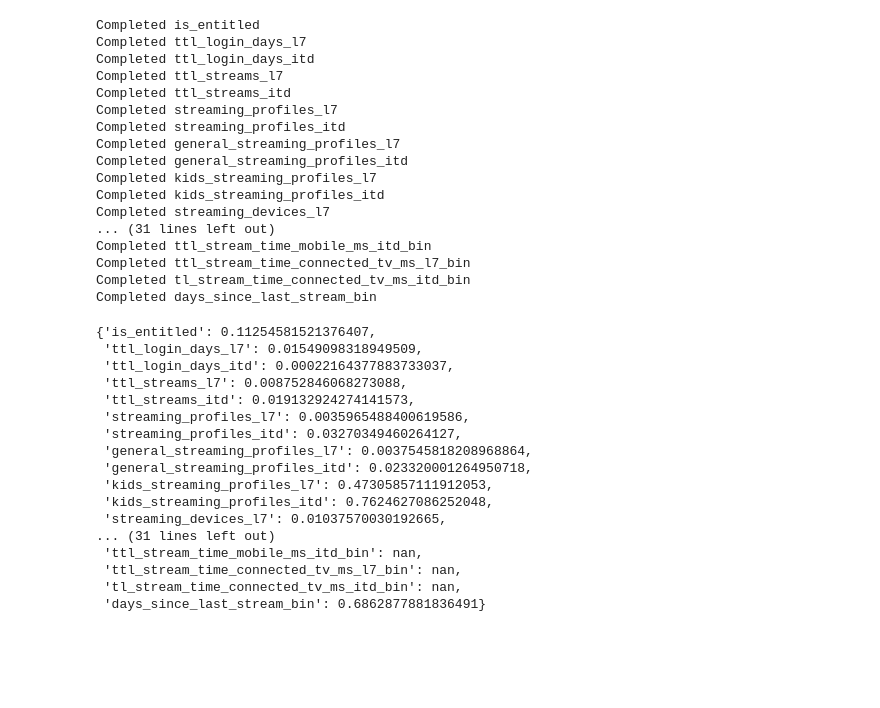
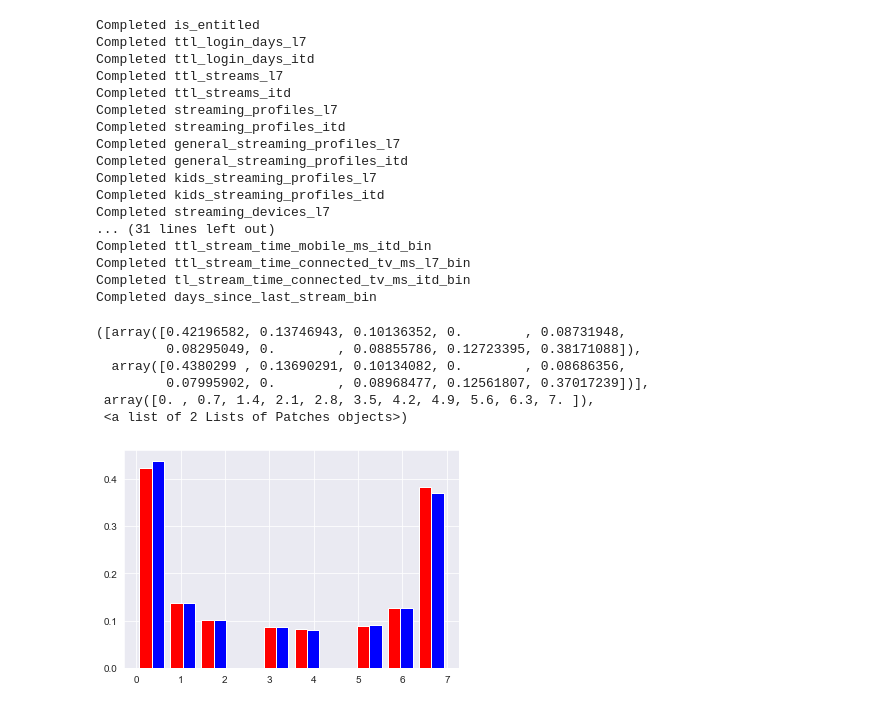
Before and after one commit to mattbessey/marketingEfficacy, a Jupyter notebook: marketingEfficacy.ipynb, the cells around one changed output. Drawn from its saved outputs; the diff is of its cells as text; code cells hidden in the pictures; blank space fills up the shorter version.

```diff
--- a/marketingEfficacy.ipynb
+++ b/marketingEfficacy.ipynb
@@ -183,23 +183,14 @@ Completed ttl_stream_time_mobile_ms_itd_bin
 Completed ttl_stream_time_connected_tv_ms_l7_bin
 Completed tl_stream_time_connected_tv_ms_itd_bin
 Completed days_since_last_stream_bin
-# %%
-p_values
-# %% [output]
-{'is_entitled': 0.11254581521376407,
- 'ttl_login_days_l7': 0.01549098318949509,
- 'ttl_login_days_itd': 0.00022164377883733037,
- 'ttl_streams_l7': 0.008752846068273088,
- 'ttl_streams_itd': 0.019132924274141573,
- 'streaming_profiles_l7': 0.0035965488400619586,
- 'streaming_profiles_itd': 0.03270349460264127,
- 'general_streaming_profiles_l7': 0.0037545818208968864,
- 'general_streaming_profiles_itd': 0.023320001264950718,
- 'kids_streaming_profiles_l7': 0.47305857111912053,
- 'kids_streaming_profiles_itd': 0.7624627086252048,
- 'streaming_devices_l7': 0.01037570030192665,
-... (31 lines left out)
- 'ttl_stream_time_mobile_ms_itd_bin': nan,
- 'ttl_stream_time_connected_tv_ms_l7_bin': nan,
- 'tl_stream_time_connected_tv_ms_itd_bin': nan,
- 'days_since_last_stream_bin': 0.6862877881836491}
+# %%
+data=[marketing['ttl_login_days_l7'],holdout['ttl_login_days_l7']]
+plt.hist(data,density=True,histtype='bar',stacked=False,color=['red','blue'])
+# %% [output]
+([array([0.42196582, 0.13746943, 0.10136352, 0.        , 0.08731948,
+         0.08295049, 0.        , 0.08855786, 0.12723395, 0.38171088]),
+  array([0.4380299 , 0.13690291, 0.10134082, 0.        , 0.08686356,
+         0.07995902, 0.        , 0.08968477, 0.12561807, 0.37017239])],
+ array([0. , 0.7, 1.4, 2.1, 2.8, 3.5, 4.2, 4.9, 5.6, 6.3, 7. ]),
+ <a list of 2 Lists of Patches objects>)
+[figure, added]
```
Also changed, not shown: parts of 1 cell of this notebook, 3 other files.
